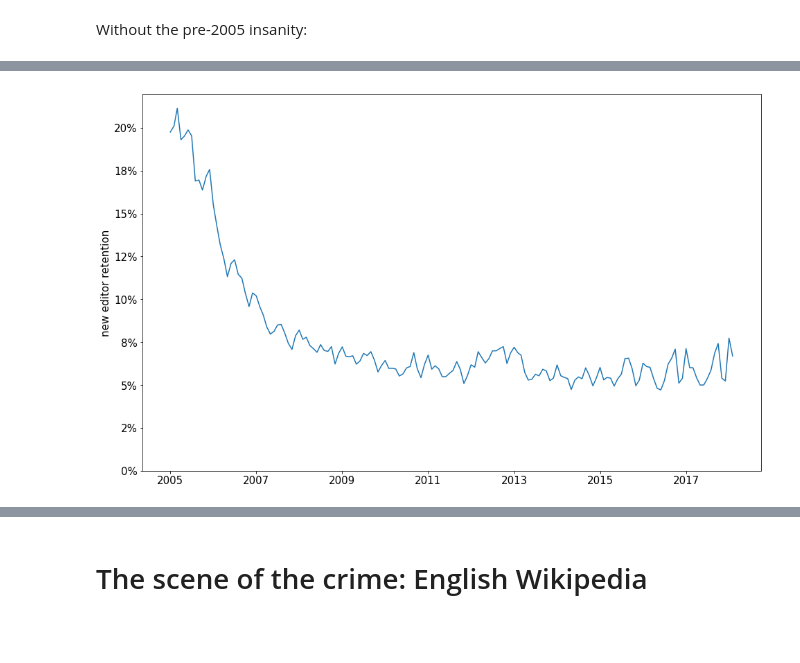
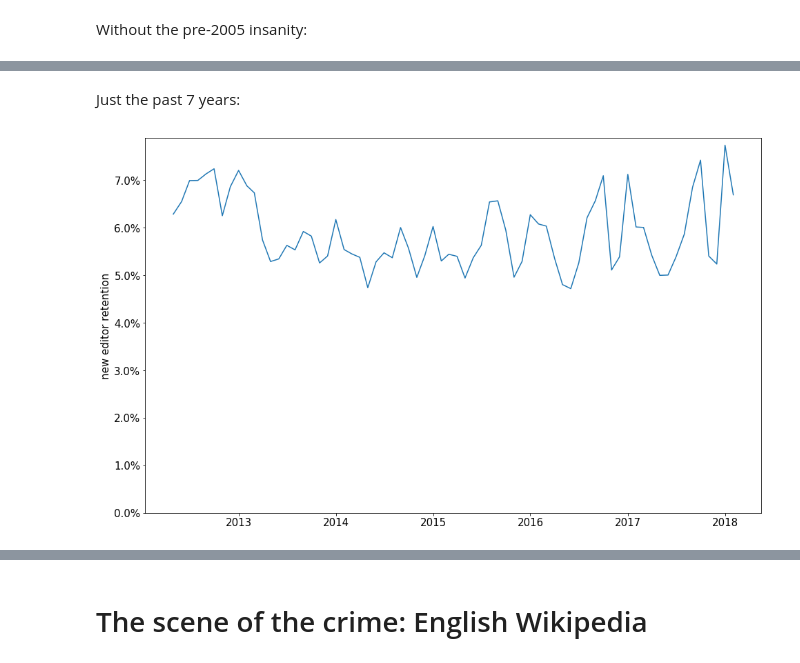
Before and after one commit to wikimedia-research/2018-01-new-editor-retention-analysis, a Jupyter notebook: analysis.ipynb, the cells around one changed output, grey strips where cells are left out. Saved outputs shown, nothing was run; the diff lists cells and outputs as text; code cells hidden in the pictures; blank space fills up the shorter version.

```diff
--- a/analysis.ipynb
+++ b/analysis.ipynb
@@ -13,9 +16,9 @@ import wmfdata as wmf
 # %%
 # Customize Matplotlib styles
 %matplotlib inline
-mpl.rcParams["font.size"] = 15
+mpl.rcParams["font.size"] = 18
 mpl.rcParams["figure.figsize"] = (16, 10)
-pct_ax = mpl.ticker.FuncFormatter(lambda x, pos: "{:.0%}".format(x))
+pct_ax = mpl.ticker.PercentFormatter(xmax=1)
 # %% [markdown]
 # Data imports and transformation
 # %% [markdown]
@@ -196,8 +217,10 @@ Without the pre-2005 insanity:
+# %% [markdown]
+Just the past 7 years:
 # %%
-jan_2005 = dt.datetime(2005, 1, 1)
-plt.plot(glob_mo["ret"][jan_2005:])
+back_7_years = dt.datetime(2011, 5, 1)
+plt.plot(glob_mo["ret"][back_6_years:])
 plt.gca().yaxis.set_major_formatter(pct_ax)
 plt.ylabel("new editor retention")
 plt.ylim(ymin=0);
 # %% [output]
-[figure, old version]
+[figure, new version]
```
Also changed, not shown: parts of 33 cells of this notebook.
